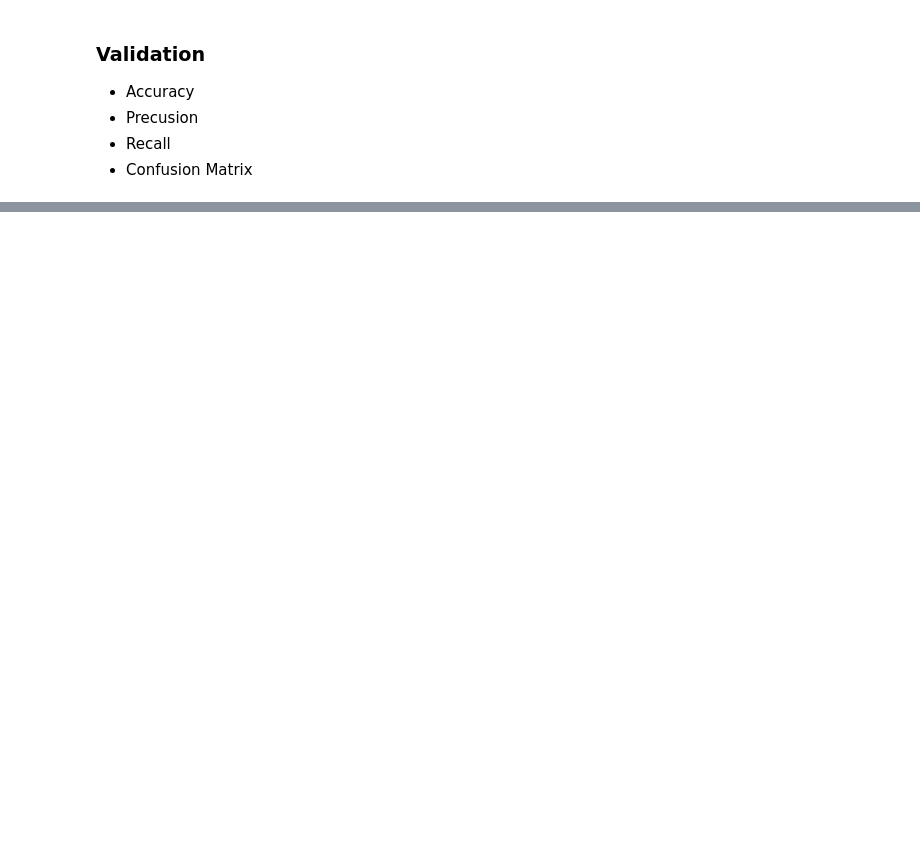
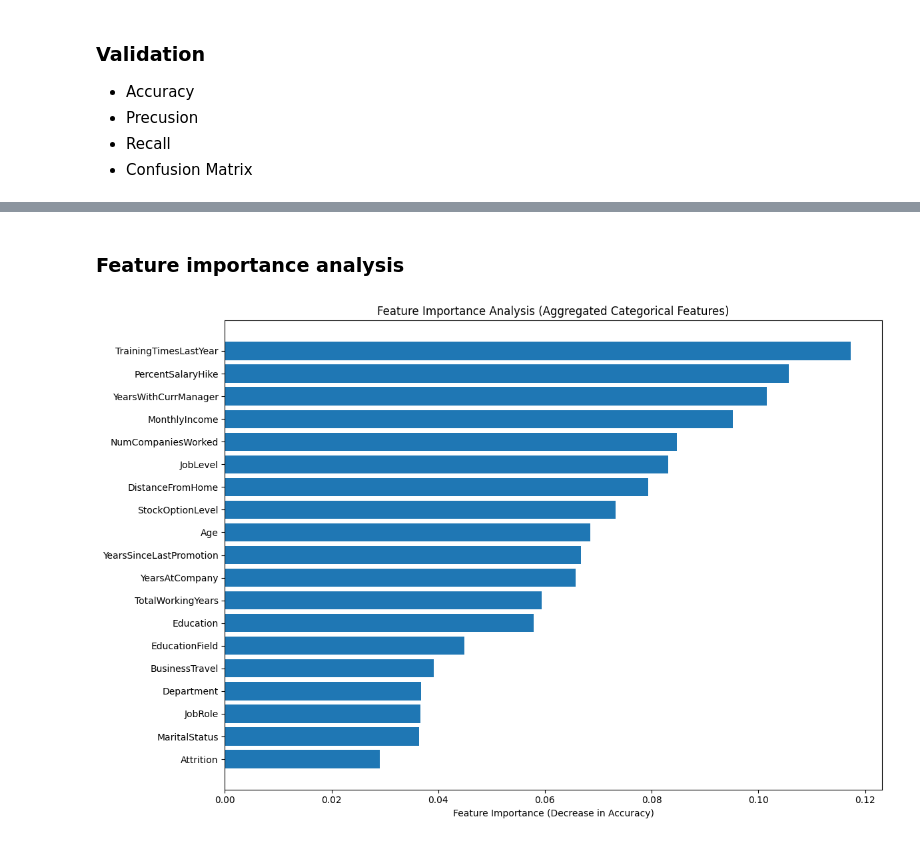
Before and after one commit to MarcinStolarczyk01/WSEI-ML_and_AI_Programming_Libraries, a Jupyter notebook: lab1/model.ipynb, the cells around one changed output, grey strips where cells are left out. Drawn from its saved outputs; the diff is of its cells as text; code cells hidden in the pictures; blank space fills up the shorter version.

Commit message:
feature importance analysis

```diff
--- a/lab1/model.ipynb
+++ b/lab1/model.ipynb
@@ -160,0 +194,72 @@ model1 = torch.load("model.pt", weights_only=False)
+# %% [markdown]
+### Feature importance analysis
+# %%
+
+
+### Feature importance analysis with aggregated categorical features
+import numpy as np
+from sklearn.metrics import accuracy_score
+import matplotlib.pyplot as plt
+
+def calculate_permutation_importance(model, X, y, feature_names, n_repeats=10):
+    baseline_score = accuracy_score(y, model(X).argmax(dim=1))
+    importance_scores = []
+
+    for feature_idx in range(X.shape[1]):
+        feature_scores = []
+        for _ in range(n_repeats):
+            X_permuted = X.clone()
+            X_permuted[:, feature_idx] = X_permuted[:, feature_idx][torch.randperm(X.shape[0])]
+            score = accuracy_score(y, model(X_permuted).argmax(dim=1))
+            feature_scores.append(baseline_score - score)
+        importance_scores.append(np.mean(feature_scores))
+
+    return importance_scores
+
+# Get test data
+test_features, test_labels = ds_test[:][0], ds_test[:][1]
+
+# Calculate feature importance
+importance_scores = calculate_permutation_importance(model, test_features, test_labels, features)
+
+# Group related features
+feature_groups = {
+    'EducationField': [f for f in features if f.startswith('EducationField_')],
+    'Department': [f for f in features if f.startswith('Department_')],
+    'JobRole': [f for f in features if f.startswith('JobRole_')],
+    'BusinessTravel': [f for f in features if f.startswith('BusinessTravel_')],
+    'MaritalStatus': [f for f in features if f.startswith('MaritalStatus_')]
+}
+
+# Calculate aggregated importance scores
+aggregated_scores = {}
+for group_name, group_features in feature_groups.items():
+    if group_features:
+        group_indices = [features.index(f) for f in group_features]
+        aggregated_scores[group_name] = np.mean([importance_scores[i] for i in group_indices])
+
+# Add individual numeric features
+numeric_features = [f for f in features if f not in [item for sublist in feature_groups.values() for item in sublist]]
+for feature in numeric_features:
+    aggregated_scores[feature] = importance_scores[features.index(feature)]
+
+# Sort features by importance
+sorted_features = sorted(aggregated_scores.items(), key=lambda x: x[1])
+feature_names = [f[0] for f in sorted_features]
+scores = [f[1] for f in sorted_features]
+
+# Plot feature importance
+plt.figure(figsize=(12, 8))
+plt.barh(range(len(feature_names)), scores)
+plt.yticks(range(len(feature_names)), feature_names)
+plt.xlabel('Feature Importance (Decrease in Accuracy)')
+plt.title('Feature Importance Analysis (Aggregated Categorical Features)')
+plt.tight_layout()
+plt.show()
+
+# Print all features with their importance scores
+print("\nFeature Importance Scores:")
+for feature, score in sorted_features:
+    print(f"{feature}: {score:.4f}")
+# %% [output]
+[figure, added]
```
Also changed, not shown: parts of 10 cells of this notebook, 2 other files.
